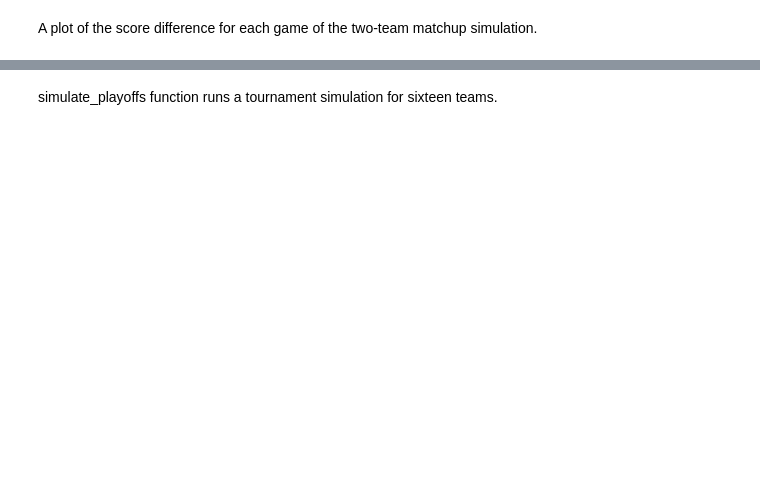
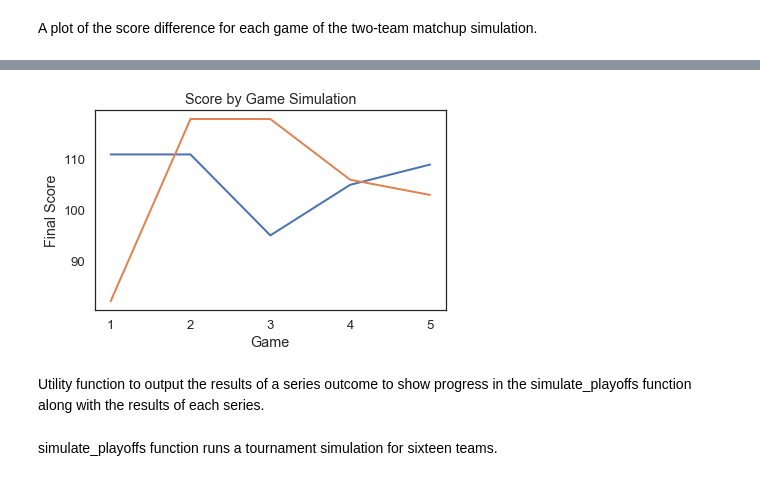
Before and after one commit to ptanofsky/ModSimPy, a Jupyter notebook: FinalProject/FinalProject_v3.ipynb, the cells around one changed output, grey strips where cells are left out. Cells and saved outputs as stored; diff of their text form; code cells hidden in the pictures; blank space fills up the shorter version.

```diff
--- a/FinalProject/FinalProject_v3.ipynb
+++ b/FinalProject/FinalProject_v3.ipynb
@@ -1207,0 +1238,9 @@ pt_diffs.mean()
+# %%
+plot(matchup_results.team_one_score)
+plot(matchup_results.team_two_score)
+decorate(title='Score by Game Simulation',
+         xlabel='Game',
+         ylabel='Final Score',
+         legend=None)
+# %% [output]
+[figure, added]
@@ -1207,0 +1259,2 @@ pt_diffs.mean()
+# %% [markdown]
+Utility function to output the results of a series outcome to show progress in the simulate_playoffs function along with the results of each series.
```
Also changed, not shown: parts of 28 cells of this notebook, 6 other files.
